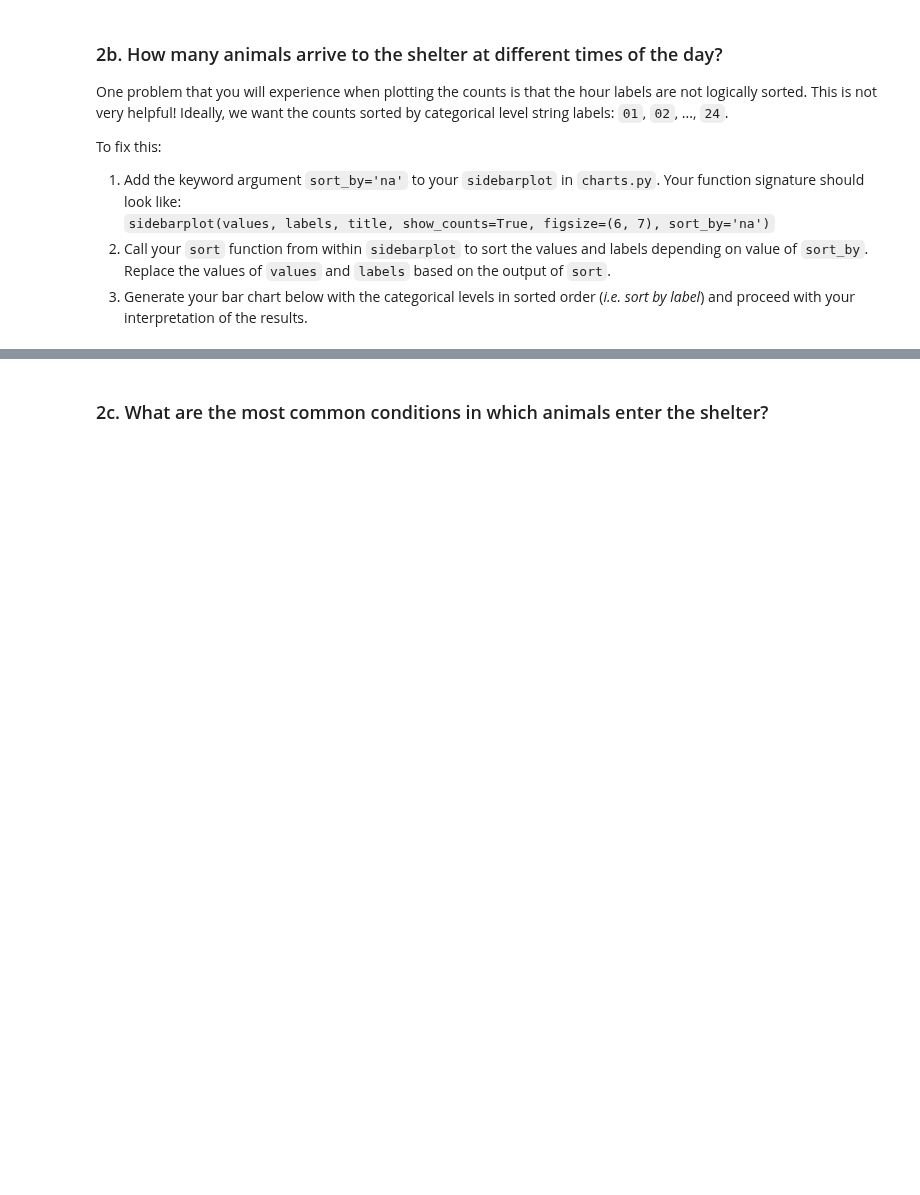
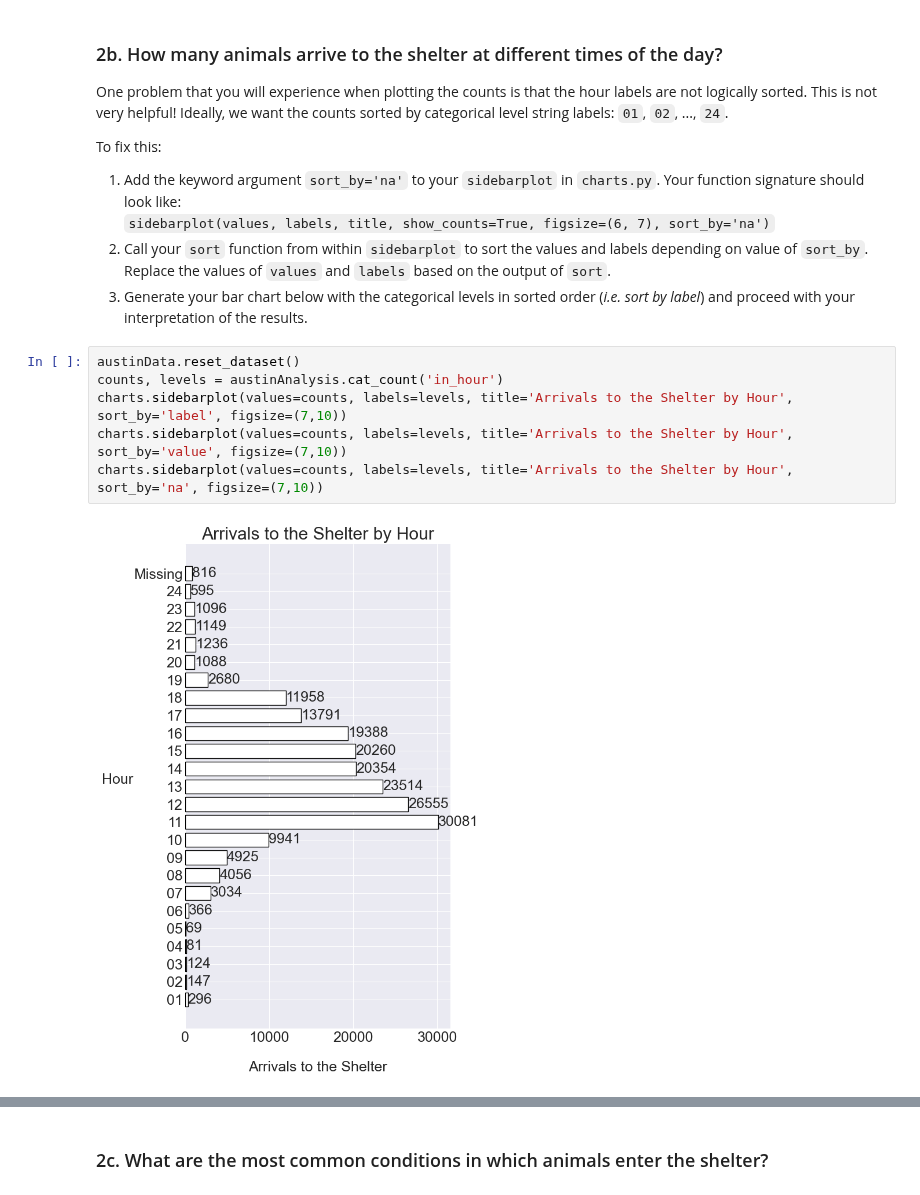
Before and after one commit to schiffinor/dataVisualization, a Jupyter notebook: Project2/exploratory_data_analysis.ipynb, the cells around one changed output, grey strips where cells are left out. Saved outputs shown, nothing was run; the diff lists cells and outputs as text; blank space fills up the shorter version.

```diff
--- a/Project2/exploratory_data_analysis.ipynb
+++ b/Project2/exploratory_data_analysis.ipynb
@@ -407,3 +420,11 @@ To fix this:
 1. Add the keyword argument `sort_by='na'` to your `sidebarplot` in `charts.py`. Your function signature should look like:<br/> `sidebarplot(values, labels, title, show_counts=True, figsize=(6, 7), sort_by='na')`
 2. Call your `sort` function from within `sidebarplot` to sort the values and labels depending on value of `sort_by`. Replace the values of `values` and `labels` based on the output of `sort`.
 3. Generate your bar chart below with the categorical levels in sorted order (*i.e. sort by label*) and proceed with your interpretation of the results.
+# %%
+austinData.reset_dataset()
+counts, levels = austinAnalysis.cat_count('in_hour')
+charts.sidebarplot(values=counts, labels=levels, title='Arrivals to the Shelter by Hour', sort_by='label', figsize=(7,10))
+charts.sidebarplot(values=counts, labels=levels, title='Arrivals to the Shelter by Hour', sort_by='value', figsize=(7,10))
+charts.sidebarplot(values=counts, labels=levels, title='Arrivals to the Shelter by Hour', sort_by='na', figsize=(7,10))
+# %% [output]
+[figure, added]
```
Also changed, not shown: parts of 6 cells of this notebook, 5 other files.
